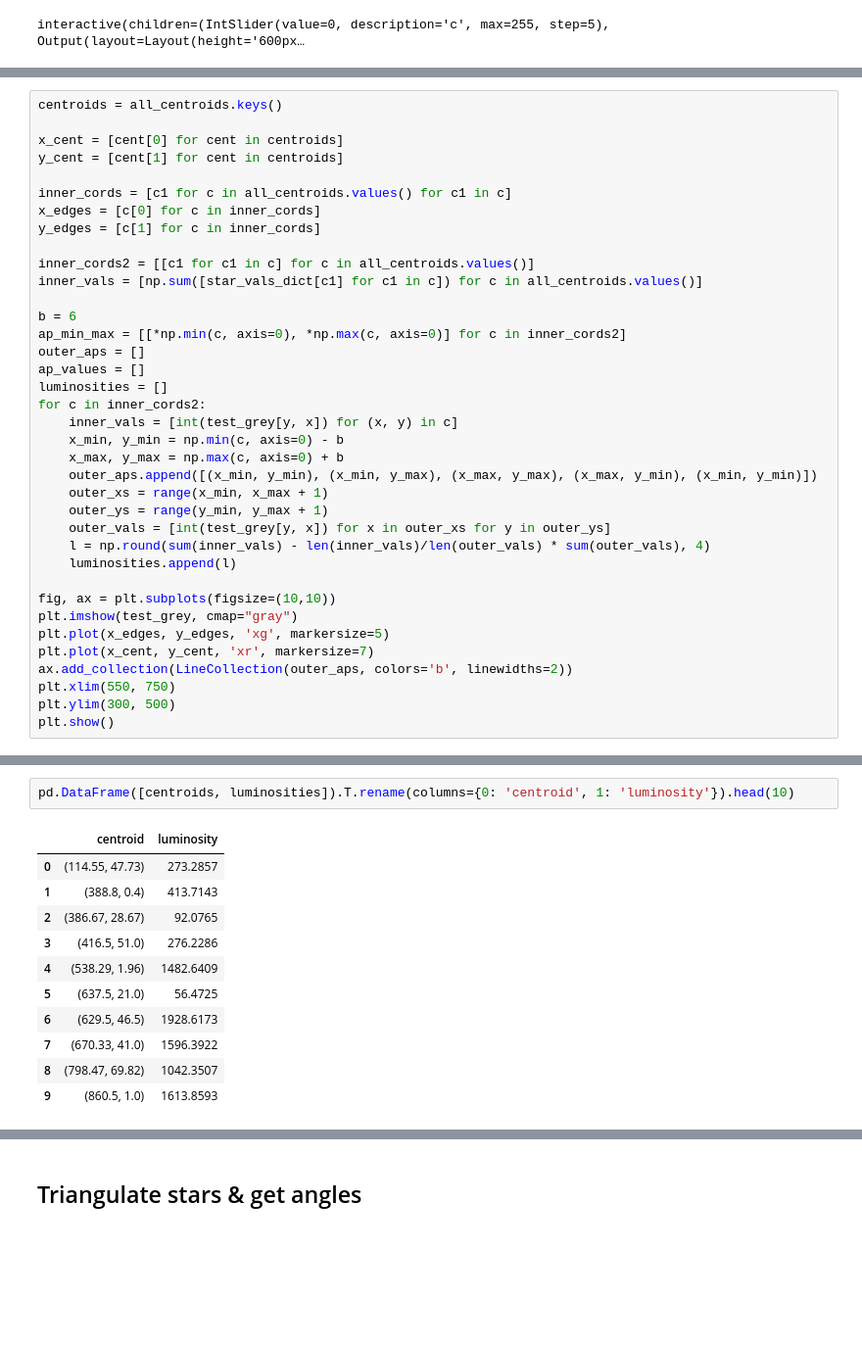
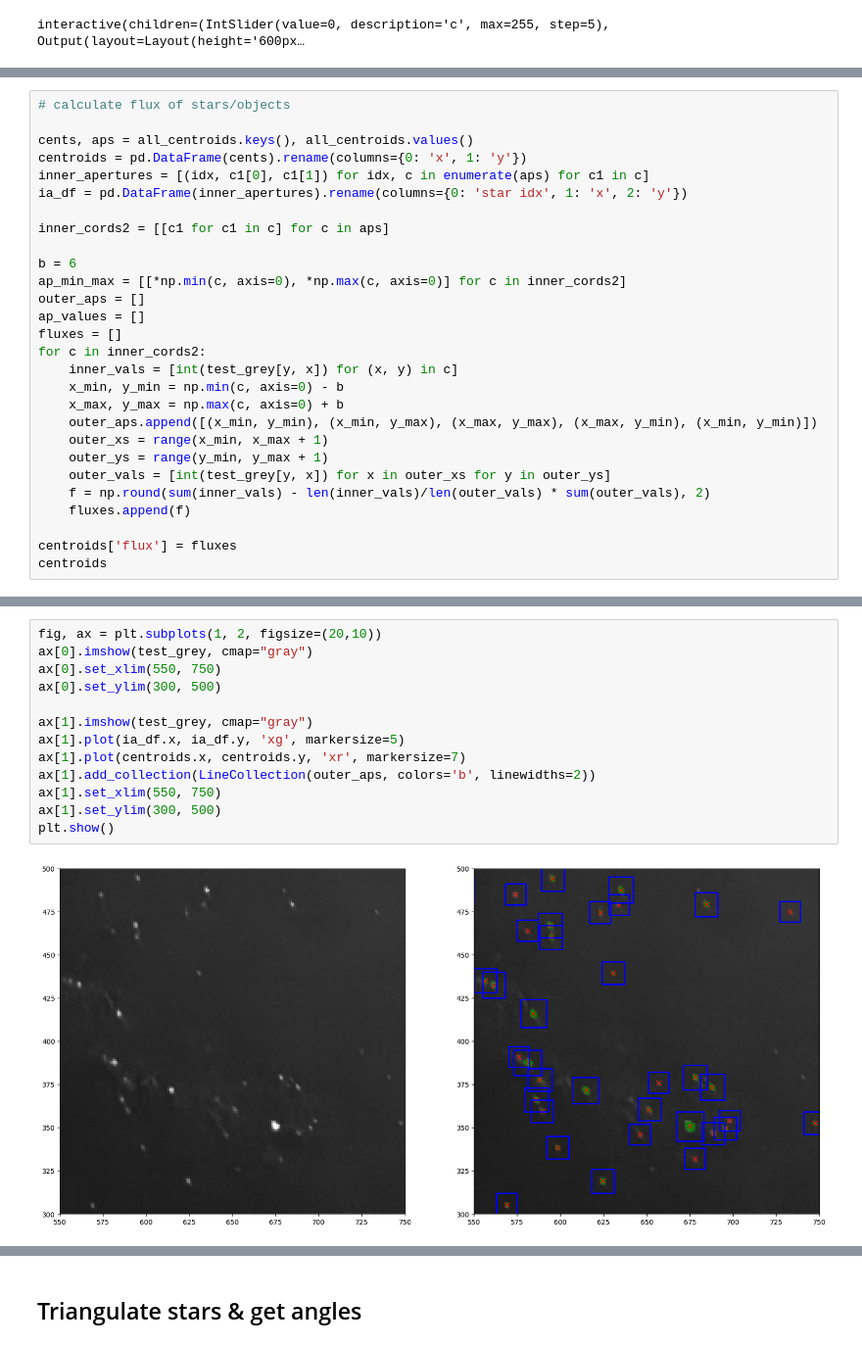
Before and after one commit to emilycardwell/find-my-star, a Jupyter notebook: testing.ipynb, the cells around one changed output, grey strips where cells are left out. Shown at 98% size. Drawn from its saved outputs; the diff is of its cells as text; blank space fills up the shorter version.

```diff
--- a/testing.ipynb
+++ b/testing.ipynb
@@ -338,21 +333,18 @@ $magnitude = m0 - 2.5log(l/l0)$
 # %%
-centroids = all_centroids.keys()
+# calculate flux of stars/objects
 
-x_cent = [cent[0] for cent in centroids]
-y_cent = [cent[1] for cent in centroids]
+cents, aps = all_centroids.keys(), all_centroids.values()
+centroids = pd.DataFrame(cents).rename(columns={0: 'x', 1: 'y'})
+inner_apertures = [(idx, c1[0], c1[1]) for idx, c in enumerate(aps) for c1 in c]
+ia_df = pd.DataFrame(inner_apertures).rename(columns={0: 'star idx', 1: 'x', 2: 'y'})
 
-inner_cords = [c1 for c in all_centroids.values() for c1 in c]
-x_edges = [c[0] for c in inner_cords]
-y_edges = [c[1] for c in inner_cords]
-
-inner_cords2 = [[c1 for c1 in c] for c in all_centroids.values()]
-inner_vals = [np.sum([star_vals_dict[c1] for c1 in c]) for c in all_centroids.values()]
+inner_cords2 = [[c1 for c1 in c] for c in aps]
 
 b = 6
 ap_min_max = [[*np.min(c, axis=0), *np.max(c, axis=0)] for c in inner_cords2]
 outer_aps = []
 ap_values = []
-luminosities = []
+fluxes = []
 for c in inner_cords2:
     inner_vals = [int(test_grey[y, x]) for (x, y) in c]
     x_min, y_min = np.min(c, axis=0) - b
@@ -361,15 +353,9 @@ for c in inner_cords2:
     outer_xs = range(x_min, x_max + 1)
     outer_ys = range(y_min, y_max + 1)
     outer_vals = [int(test_grey[y, x]) for x in outer_xs for y in outer_ys]
-    l = np.round(sum(inner_vals) - len(inner_vals)/len(outer_vals) * sum(outer_vals), 4)
-    luminosities.append(l)
+    f = np.round(sum(inner_vals) - len(inner_vals)/len(outer_vals) * sum(outer_vals), 2)
+    fluxes.append(f)
 
-fig, ax = plt.subplots(figsize=(10,10))
-plt.imshow(test_grey, cmap="gray")
-plt.plot(x_edges, y_edges, 'xg', markersize=5)
-plt.plot(x_cent, y_cent, 'xr', markersize=7)
-ax.add_collection(LineCollection(outer_aps, colors='b', linewidths=2))
-plt.xlim(550, 750)
-plt.ylim(300, 500)
-plt.show()
+centroids['flux'] = fluxes
+centroids
 # %% [output]
@@ -377,14 +375,15 @@ plt.show()
-# %%
-pd.DataFrame([centroids, luminosities]).T.rename(columns={0: 'centroid', 1: 'luminosity'}).head(10)
-# %% [output]
-|  | centroid | luminosity |
-| 0 | (114.55, 47.73) | 273.2857 |
-| 1 | (388.8, 0.4) | 413.7143 |
-| 2 | (386.67, 28.67) | 92.0765 |
-| 3 | (416.5, 51.0) | 276.2286 |
-| 4 | (538.29, 1.96) | 1482.6409 |
-| 5 | (637.5, 21.0) | 56.4725 |
-| 6 | (629.5, 46.5) | 1928.6173 |
-| 7 | (670.33, 41.0) | 1596.3922 |
-| 8 | (798.47, 69.82) | 1042.3507 |
-| 9 | (860.5, 1.0) | 1613.8593 |
+# %%
+fig, ax = plt.subplots(1, 2, figsize=(20,10))
+ax[0].imshow(test_grey, cmap="gray")
+ax[0].set_xlim(550, 750)
+ax[0].set_ylim(300, 500)
+
+ax[1].imshow(test_grey, cmap="gray")
+ax[1].plot(ia_df.x, ia_df.y, 'xg', markersize=5)
+ax[1].plot(centroids.x, centroids.y, 'xr', markersize=7)
+ax[1].add_collection(LineCollection(outer_aps, colors='b', linewidths=2))
+ax[1].set_xlim(550, 750)
+ax[1].set_ylim(300, 500)
+plt.show()
+# %% [output]
+[figure, added]
```
Also changed, not shown: parts of 6 cells of this notebook.
